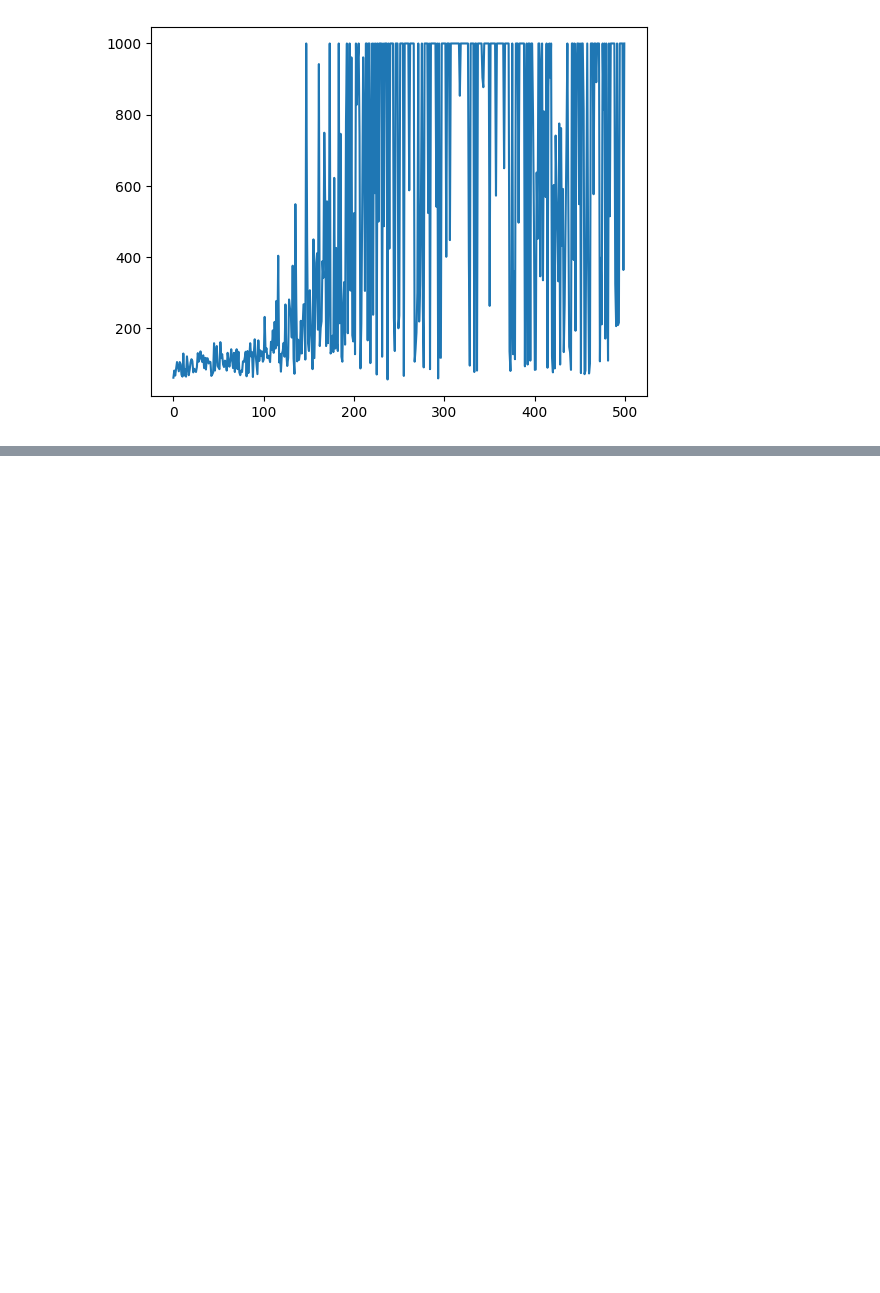
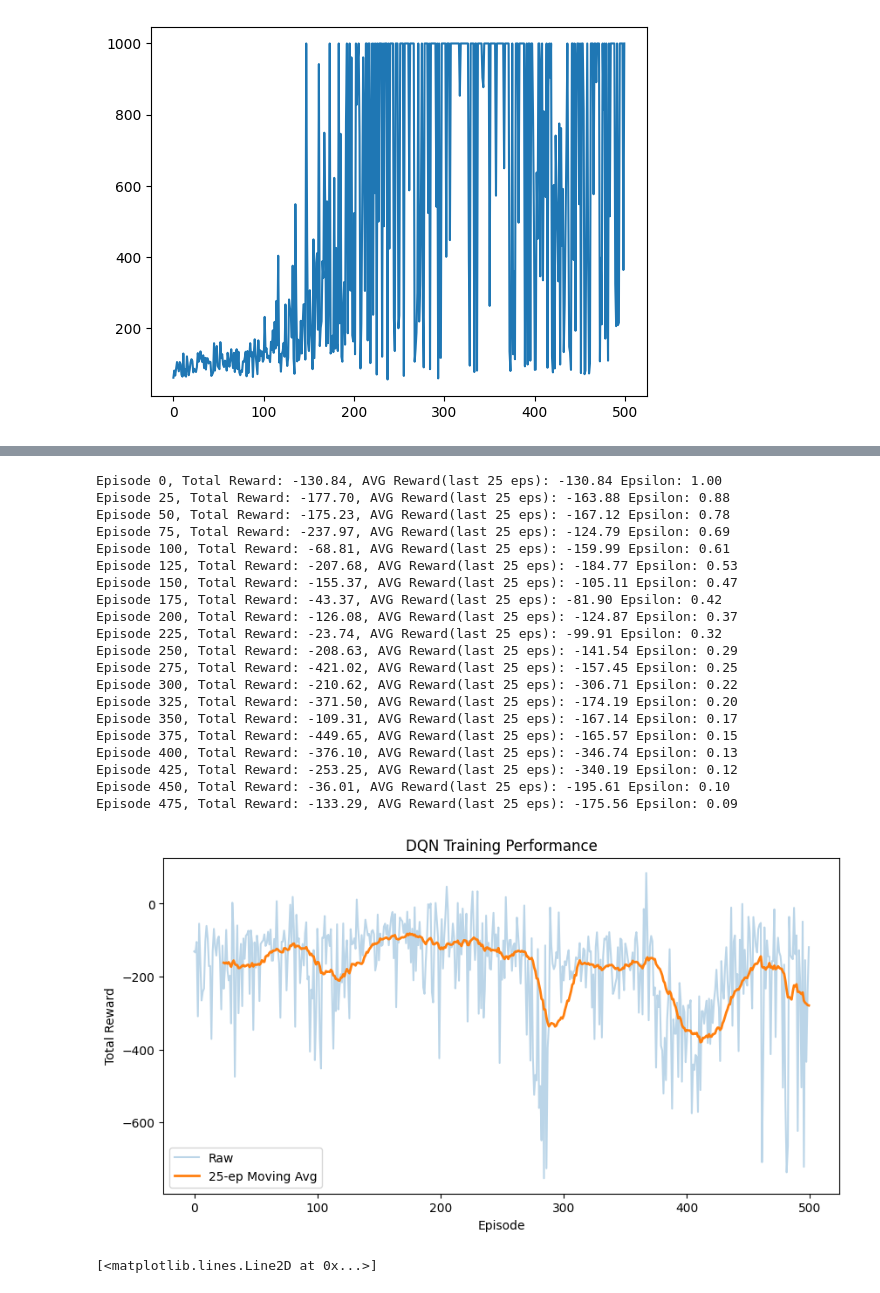
Before and after one commit to cferreira21/tp, a Jupyter notebook: TP_DQN.ipynb, the cells around one changed output, grey strips where cells are left out. Drawn from its saved outputs; the diff is of its cells as text; code cells hidden in the pictures; blank space fills up the shorter version.

```diff
--- a/TP_DQN.ipynb
+++ b/TP_DQN.ipynb
@@ -232,0 +282,27 @@ plot_rewards(rewards4)
+# %%
+agent7, rewards7, durations7 = train(500,64,0.99,1.0,0.01,0.995,15, 5e-3)
+plot_rewards(rewards7)
+plt.plot(durations7)
+# %% [output]
+Episode 0, Total Reward: -130.84, AVG Reward(last 25 eps): -130.84 Epsilon: 1.00
+Episode 25, Total Reward: -177.70, AVG Reward(last 25 eps): -163.88 Epsilon: 0.88
+Episode 50, Total Reward: -175.23, AVG Reward(last 25 eps): -167.12 Epsilon: 0.78
+Episode 75, Total Reward: -237.97, AVG Reward(last 25 eps): -124.79 Epsilon: 0.69
+Episode 100, Total Reward: -68.81, AVG Reward(last 25 eps): -159.99 Epsilon: 0.61
+Episode 125, Total Reward: -207.68, AVG Reward(last 25 eps): -184.77 Epsilon: 0.53
+Episode 150, Total Reward: -155.37, AVG Reward(last 25 eps): -105.11 Epsilon: 0.47
+Episode 175, Total Reward: -43.37, AVG Reward(last 25 eps): -81.90 Epsilon: 0.42
+Episode 200, Total Reward: -126.08, AVG Reward(last 25 eps): -124.87 Epsilon: 0.37
+Episode 225, Total Reward: -23.74, AVG Reward(last 25 eps): -99.91 Epsilon: 0.32
+Episode 250, Total Reward: -208.63, AVG Reward(last 25 eps): -141.54 Epsilon: 0.29
+Episode 275, Total Reward: -421.02, AVG Reward(last 25 eps): -157.45 Epsilon: 0.25
+Episode 300, Total Reward: -210.62, AVG Reward(last 25 eps): -306.71 Epsilon: 0.22
+Episode 325, Total Reward: -371.50, AVG Reward(last 25 eps): -174.19 Epsilon: 0.20
+Episode 350, Total Reward: -109.31, AVG Reward(last 25 eps): -167.14 Epsilon: 0.17
+Episode 375, Total Reward: -449.65, AVG Reward(last 25 eps): -165.57 Epsilon: 0.15
+Episode 400, Total Reward: -376.10, AVG Reward(last 25 eps): -346.74 Epsilon: 0.13
+Episode 425, Total Reward: -253.25, AVG Reward(last 25 eps): -340.19 Epsilon: 0.12
+Episode 450, Total Reward: -36.01, AVG Reward(last 25 eps): -195.61 Epsilon: 0.10
+Episode 475, Total Reward: -133.29, AVG Reward(last 25 eps): -175.56 Epsilon: 0.09
+[figure, added]
+[<matplotlib.lines.Line2D at 0x...>]
```
Also changed, not shown: parts of 28 cells of this notebook.
